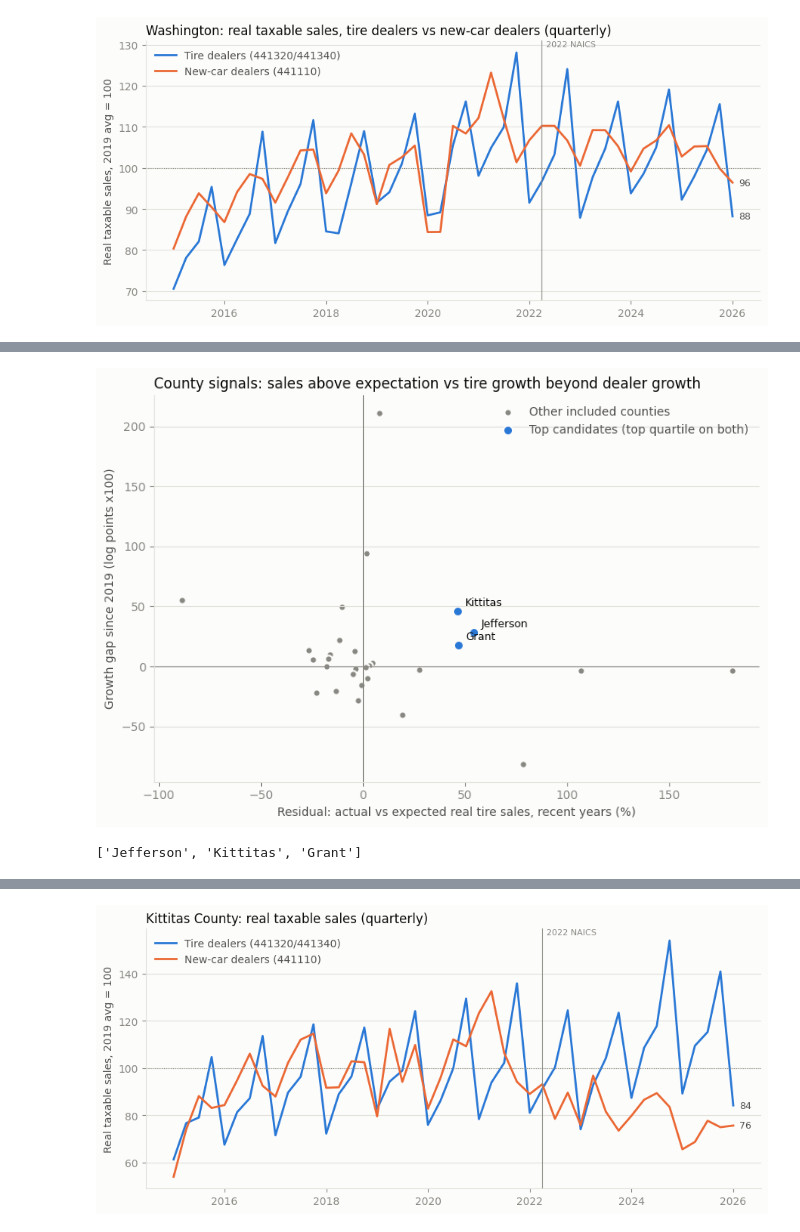
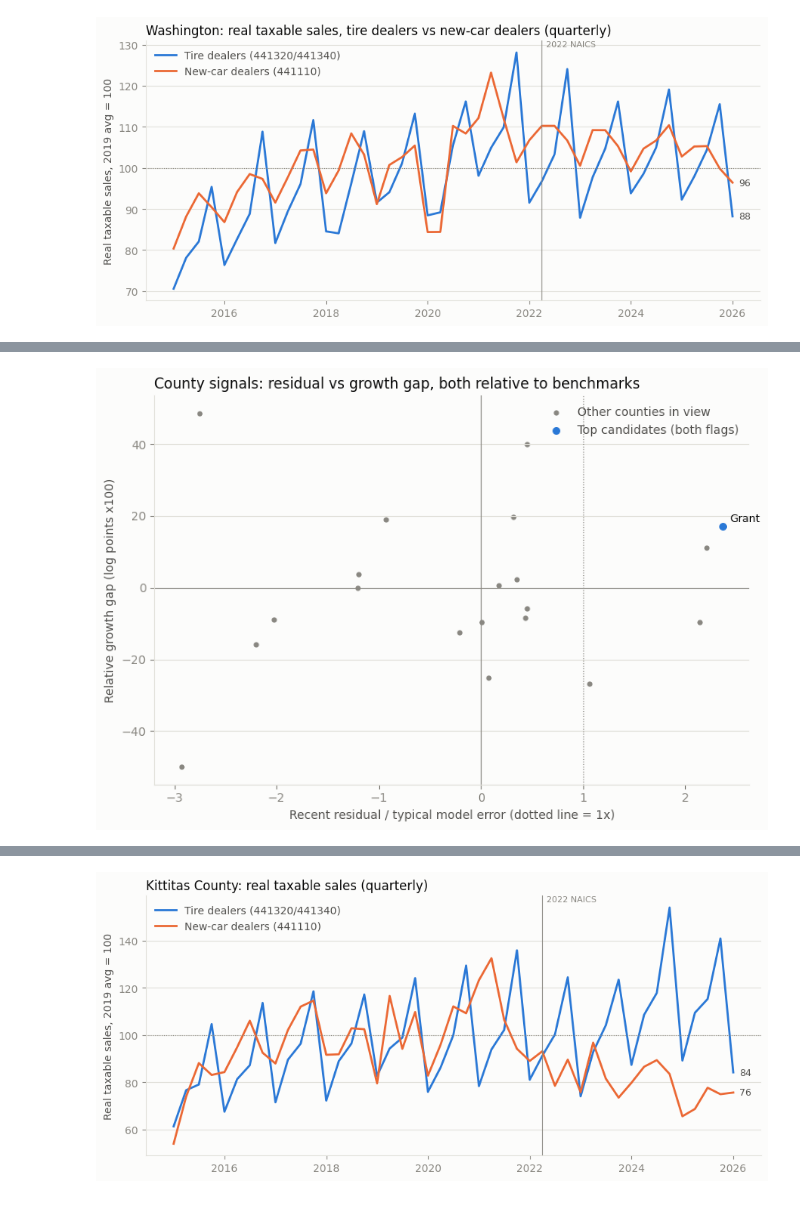
Before and after one commit to gisaf22/wa-tire-market-opportunity, a Jupyter notebook: notebooks/wa_tire_opportunity.ipynb, the cells around one changed output, grey strips where cells are left out. Drawn from its saved outputs; the diff is of its cells as text; code cells hidden in the pictures.

```diff
--- a/notebooks/wa_tire_opportunity.ipynb
+++ b/notebooks/wa_tire_opportunity.ipynb
@@ -101,4 +109,4 @@ This section ranks counties on both signals and highlights the top candidates.
 # %%
-ranked = load_processed("signals")
-ranked[["county", "residual_pct", "tire_growth_log", "newcar_growth_log", "growth_gap_log", "residual_rank", "growth_gap_rank", "combined_rank", "top_candidate"]]
+ranked = load_processed("signals_cbp_emp")
+ranked[["county", "test_years_above", "test_years", "residual_pct", "residual_z", "tire_growth_log", "dealer_growth_log", "relative_gap_log", "residual_flag", "growth_flag", "top_candidate"]]
 # %% [output]
@@ -122,9 +130,4 @@ ranked[["county", "residual_pct", "tire_growth_log", "newcar_growth_log", "growt
 # %%
-plots.signal_scatter(ranked);
+plots.signal_scatter(ranked, config.RESIDUAL_Z_MIN);
 # %% [output]
-[figure, old version]
+[figure, new version]
-# %%
-top3 = signals.top_counties(ranked, 3)
-top3
-# %% [output]
-['Jefferson', 'Kittitas', 'Grant']
```
Also changed, not shown: parts of 25 cells of this notebook, 30 other files.
